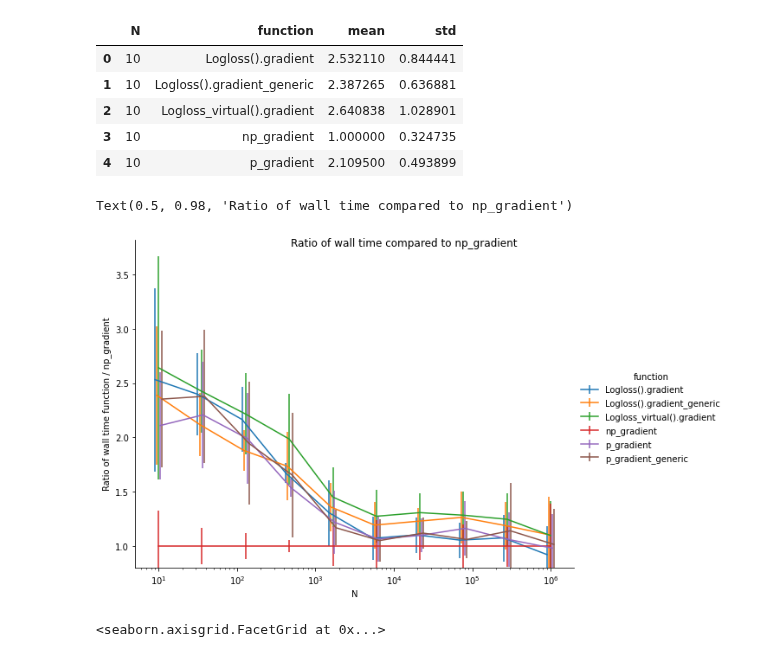
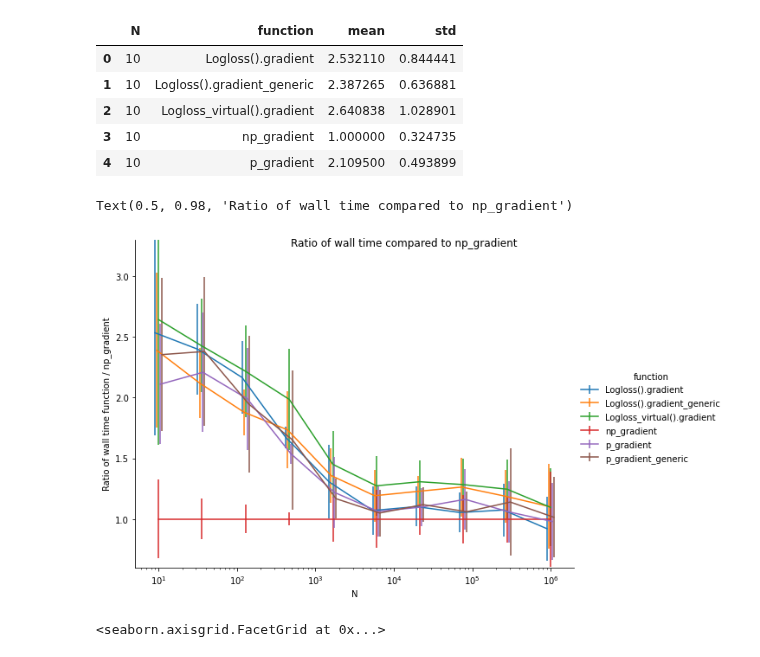
Before and after one commit to lorentzenchr/notebooks, a Jupyter notebook: bench_logloss_Cython.ipynb, the cells around one changed output. Saved outputs shown, nothing was run; the diff lists cells and outputs as text; code cells hidden in the pictures.

```diff
--- a/bench_logloss_Cython.ipynb
+++ b/bench_logloss_Cython.ipynb
@@ -481,14 +481,14 @@ df_plot.loc[df_plot['function'] =='p_gradient_generic', 'N'] *= 1.10
 # %%
 g = sns.FacetGrid(df_plot, hue="function", height=6, aspect=4/3)
 g.map_dataframe(errplot, "N", "mean", "std")
 g.set(xscale="log")
-g.set(ylim=(0.8, None))
+g.set(ylim=(0.6, 3.3))
 g.set_axis_labels(y_var="Ratio of wall time function / np_gradient")
 g.add_legend()
 g.fig.suptitle("Ratio of wall time compared to np_gradient")
 # %% [output]
 Text(0.5, 0.98, 'Ratio of wall time compared to np_gradient')
-[figure, old version]
+[figure, new version]
 # %%
 g = sns.FacetGrid(df.peak_memory.reset_index(), hue="function", height=5, aspect=4/3)
 g.map_dataframe(errplot, "N", "mean", "std")
```
Also changed, not shown: parts of 1 cell of this notebook.
